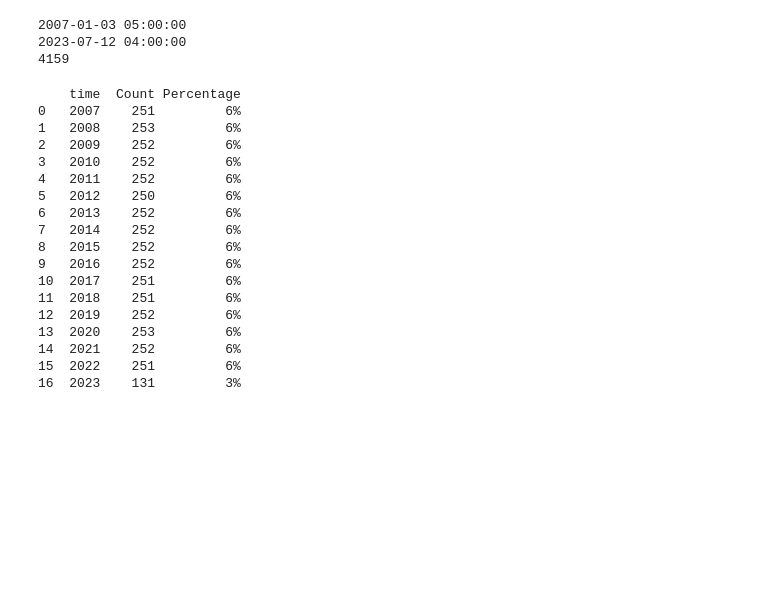
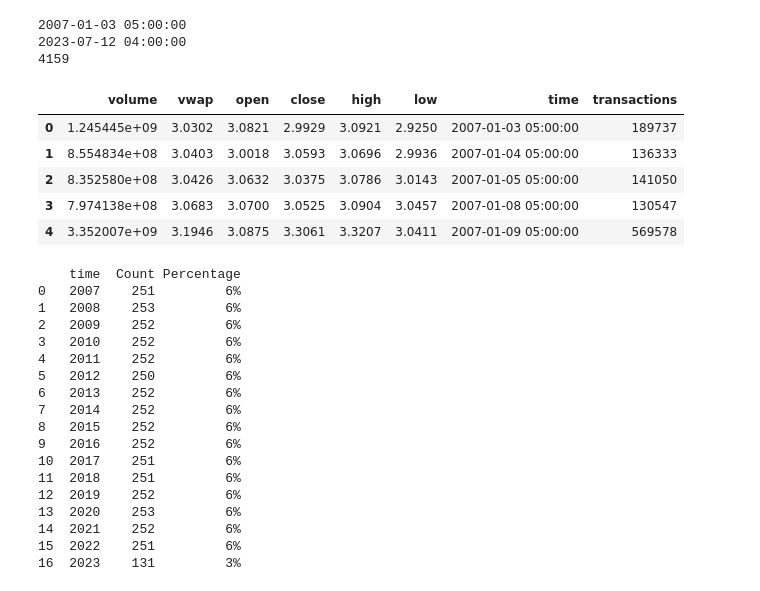
Before and after one commit to kvlrdhrs/DI-Bootcamp, a Jupyter notebook: Week6/Day5/Mini-Project/Mini-project.ipynb, the cells around one changed output. Saved outputs shown, nothing was run; the diff lists cells and outputs as text; code cells hidden in the pictures; blank space fills up the shorter version.

```diff
--- a/Week6/Day5/Mini-Project/Mini-project.ipynb
+++ b/Week6/Day5/Mini-Project/Mini-project.ipynb
@@ -67,6 +68,15 @@ print(df['time'].count())
 2007-01-03 05:00:00
 2023-07-12 04:00:00
 4159
+# %%
+df.head()
+# %% [output]
+|  | volume | vwap | open | close | high | low | time | transactions |
+| 0 | 1.245445e+09 | 3.0302 | 3.0821 | 2.9929 | 3.0921 | 2.9250 | 2007-01-03 05:00:00 | 189737 |
+| 1 | 8.554834e+08 | 3.0403 | 3.0018 | 3.0593 | 3.0696 | 2.9936 | 2007-01-04 05:00:00 | 136333 |
+| 2 | 8.352580e+08 | 3.0426 | 3.0632 | 3.0375 | 3.0786 | 3.0143 | 2007-01-05 05:00:00 | 141050 |
+| 3 | 7.974138e+08 | 3.0683 | 3.0700 | 3.0525 | 3.0904 | 3.0457 | 2007-01-08 05:00:00 | 130547 |
+| 4 | 3.352007e+09 | 3.1946 | 3.0875 | 3.3061 | 3.3207 | 3.0411 | 2007-01-09 05:00:00 | 569578 |
 # %%
 # Calculate counts by year
 counts_by_year = df.groupby(df['time'].dt.year).size().reset_index(name='Count')
```
Also changed, not shown: parts of 8 cells of this notebook.
